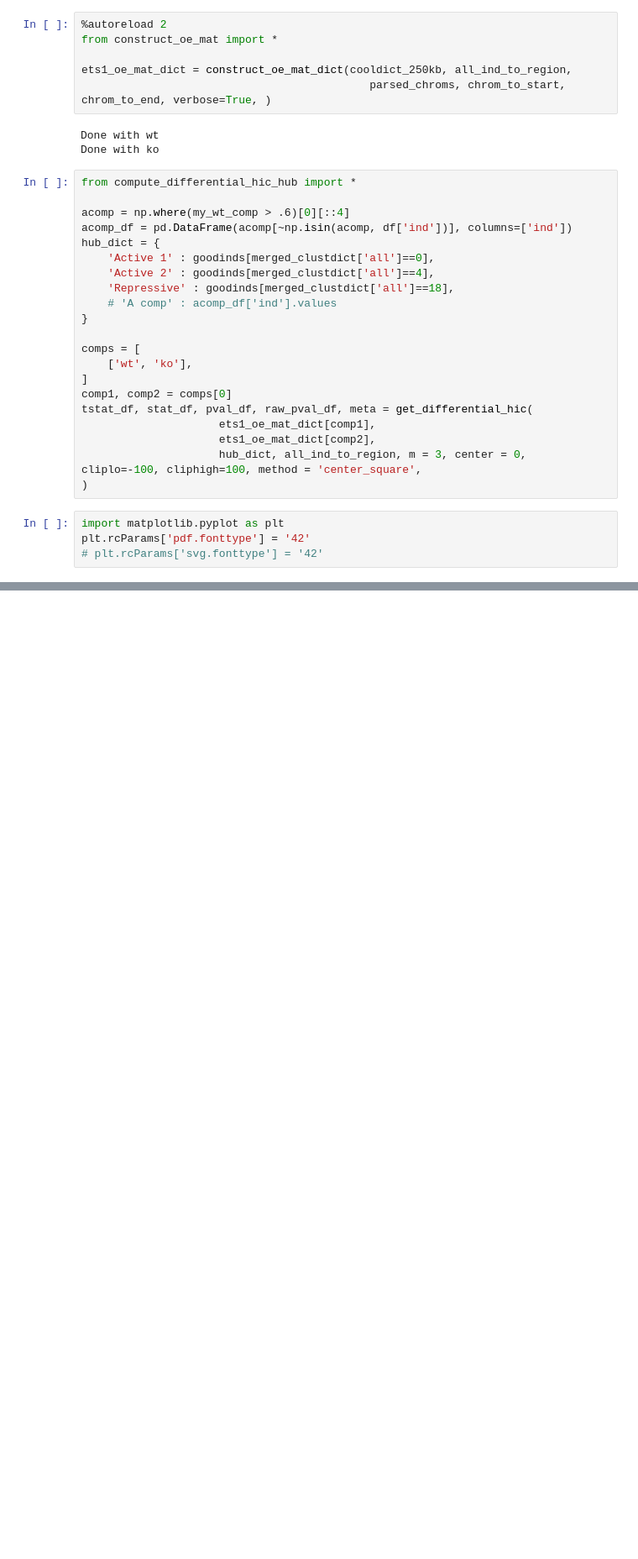
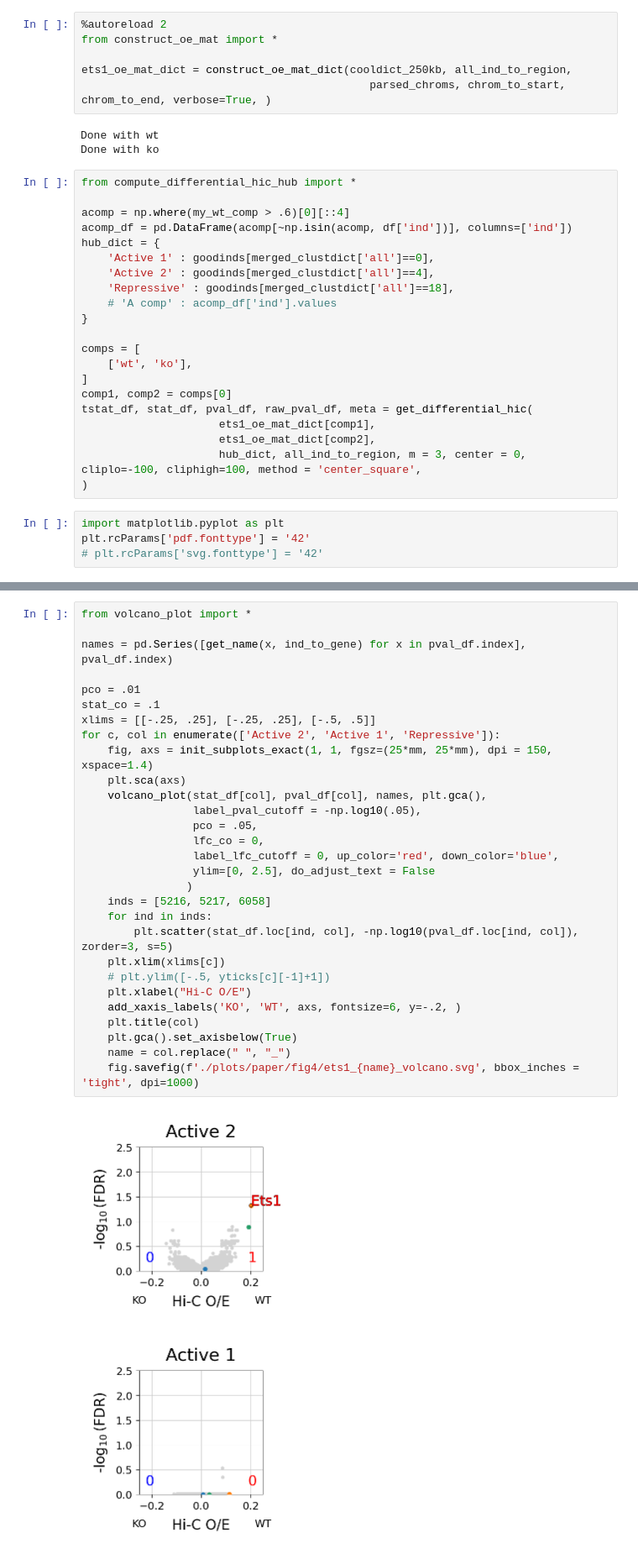
Before and after one commit to pritykinlab/metadomain_paper, a Jupyter notebook: pileups/Pileup_Chandra2023.ipynb, the cells around one changed output, grey strips where cells are left out. Shown at 84% size. Drawn from its saved outputs; the diff is of its cells as text; blank space fills up the shorter version.

```diff
--- a/pileups/Pileup_Chandra2023.ipynb
+++ b/pileups/Pileup_Chandra2023.ipynb
@@ -393,0 +376,32 @@ for c, col in enumerate(['Active 2', 'Active 1', 'Repressive']):
+# %%
+from volcano_plot import *
+
+names = pd.Series([get_name(x, ind_to_gene) for x in pval_df.index], pval_df.index)
+
+pco = .01
+stat_co = .1
+xlims = [[-.25, .25], [-.25, .25], [-.5, .5]]
+for c, col in enumerate(['Active 2', 'Active 1', 'Repressive']):
+    fig, axs = init_subplots_exact(1, 1, fgsz=(25*mm, 25*mm), dpi = 150, xspace=1.4)
+    plt.sca(axs)
+    volcano_plot(stat_df[col], pval_df[col], names, plt.gca(),
+                 label_pval_cutoff = -np.log10(.05),
+                 pco = .05,
+                 lfc_co = 0,
+                 label_lfc_cutoff = 0, up_color='red', down_color='blue',
+                 ylim=[0, 2.5], do_adjust_text = False
+                )
+    inds = [5216, 5217, 6058]
+    for ind in inds:
+        plt.scatter(stat_df.loc[ind, col], -np.log10(pval_df.loc[ind, col]), zorder=3, s=5)
+    plt.xlim(xlims[c])
+    # plt.ylim([-.5, yticks[c][-1]+1])
+    plt.xlabel("Hi-C O/E")
+    add_xaxis_labels('KO', 'WT', axs, fontsize=6, y=-.2, )
+    plt.title(col)
+    plt.gca().set_axisbelow(True)
+    name = col.replace(" ", "_")
+    fig.savefig(f'./plots/paper/fig4/ets1_{name}_volcano.svg', bbox_inches = 'tight', dpi=1000)
+# %% [output]
+[figure, added]
+[figure, added]
```
Also changed, not shown: parts of 9 cells of this notebook, 10 other files.
